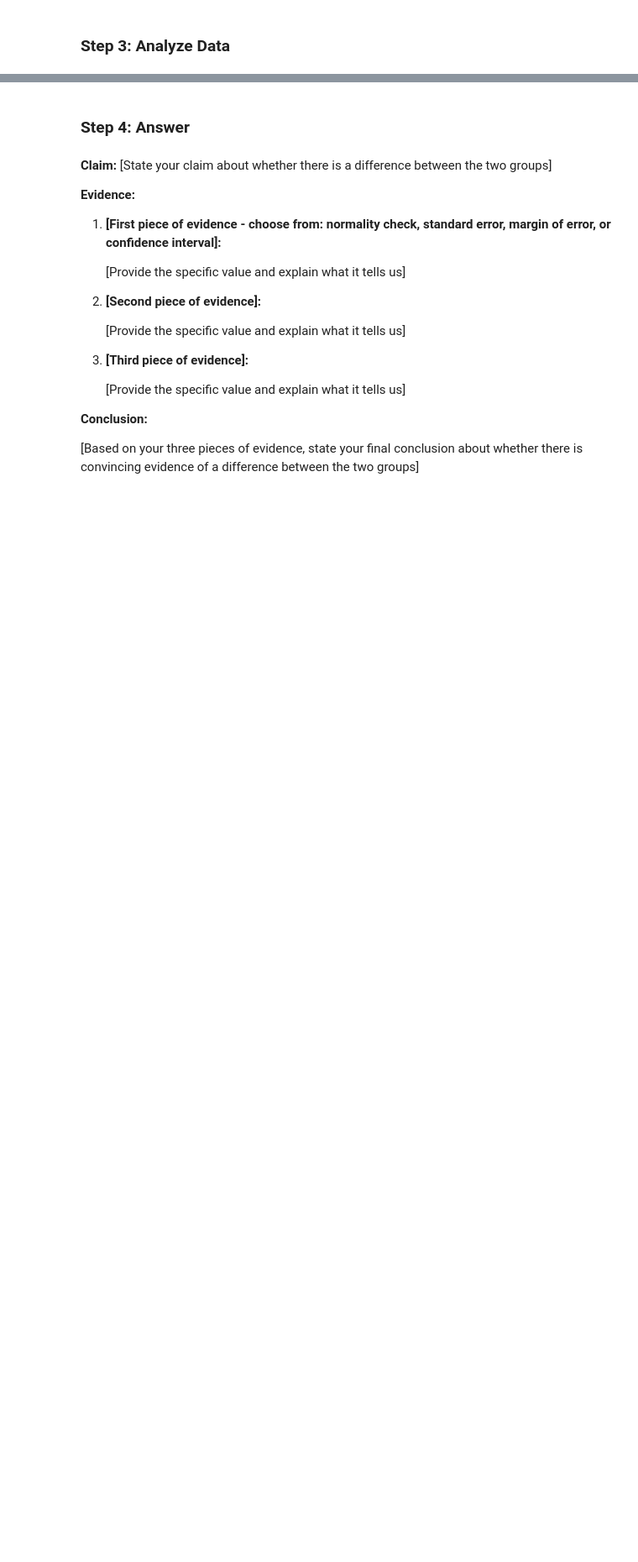
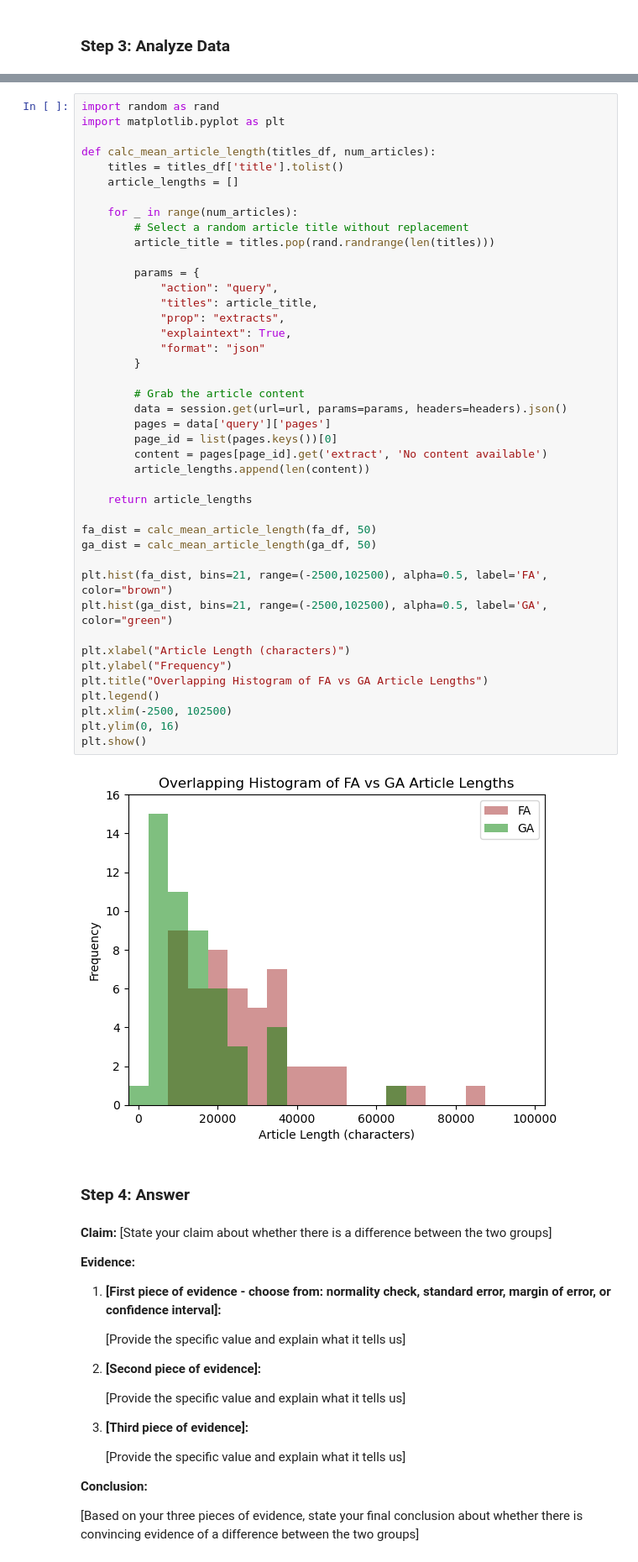
Before and after one commit to EthanCarter-ccic/AI, a Jupyter notebook: Semester 1/Confidence_Intervals_for_2_Populations.ipynb, the cells around one changed output, grey strips where cells are left out. Shown: that part at 84% size. Saved outputs shown, nothing was run; the diff lists cells and outputs as text; blank space fills up the shorter version.

```diff
--- a/Semester 1/Confidence_Intervals_for_2_Populations.ipynb
+++ b/Semester 1/Confidence_Intervals_for_2_Populations.ipynb
@@ -578,3 +627,47 @@ Use the cells below to complete your investigation. Add as many code and markdow
+# %%
+import random as rand
+import matplotlib.pyplot as plt
+
+def calc_mean_article_length(titles_df, num_articles):
+    titles = titles_df['title'].tolist()
+    article_lengths = []
+
+    for _ in range(num_articles):
+        # Select a random article title without replacement
+        article_title = titles.pop(rand.randrange(len(titles)))
+
+        params = {
+            "action": "query",
+            "titles": article_title,
+            "prop": "extracts",
+            "explaintext": True,
+            "format": "json"
+        }
+
+        # Grab the article content
+        data = session.get(url=url, params=params, headers=headers).json()
+        pages = data['query']['pages']
+        page_id = list(pages.keys())[0]
+        content = pages[page_id].get('extract', 'No content available')
+        article_lengths.append(len(content))
+
+    return article_lengths
+
+fa_dist = calc_mean_article_length(fa_df, 50)
+ga_dist = calc_mean_article_length(ga_df, 50)
+
+plt.hist(fa_dist, bins=21, range=(-2500,102500), alpha=0.5, label='FA', color="brown")
+plt.hist(ga_dist, bins=21, range=(-2500,102500), alpha=0.5, label='GA', color="green")
+
+plt.xlabel("Article Length (characters)")
+plt.ylabel("Frequency")
+plt.title("Overlapping Histogram of FA vs GA Article Lengths")
+plt.legend()
+plt.xlim(-2500, 102500)
+plt.ylim(0, 16)
+plt.show()
+# %% [output]
+[figure, added]
 # %% [markdown]
 ### Step 4: Answer
 # %% [markdown]
```
Also changed, not shown: parts of 4 cells of this notebook, 1 other file.
